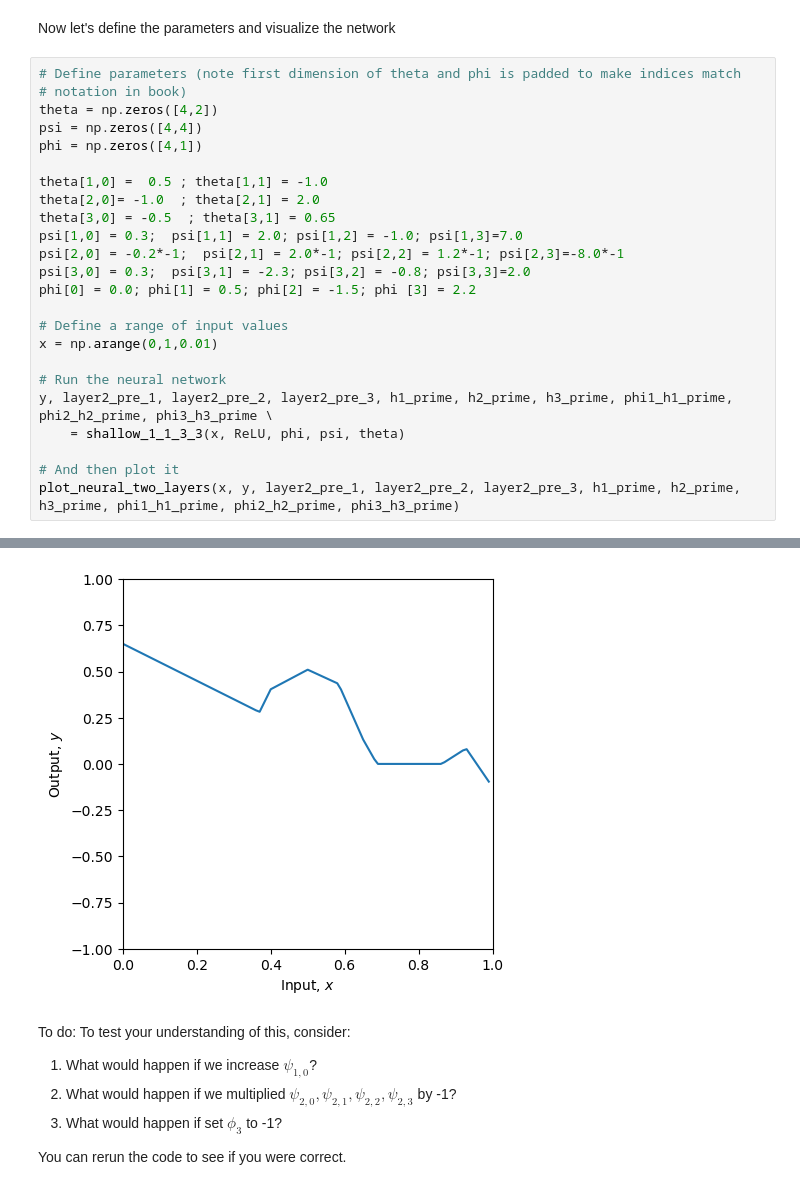
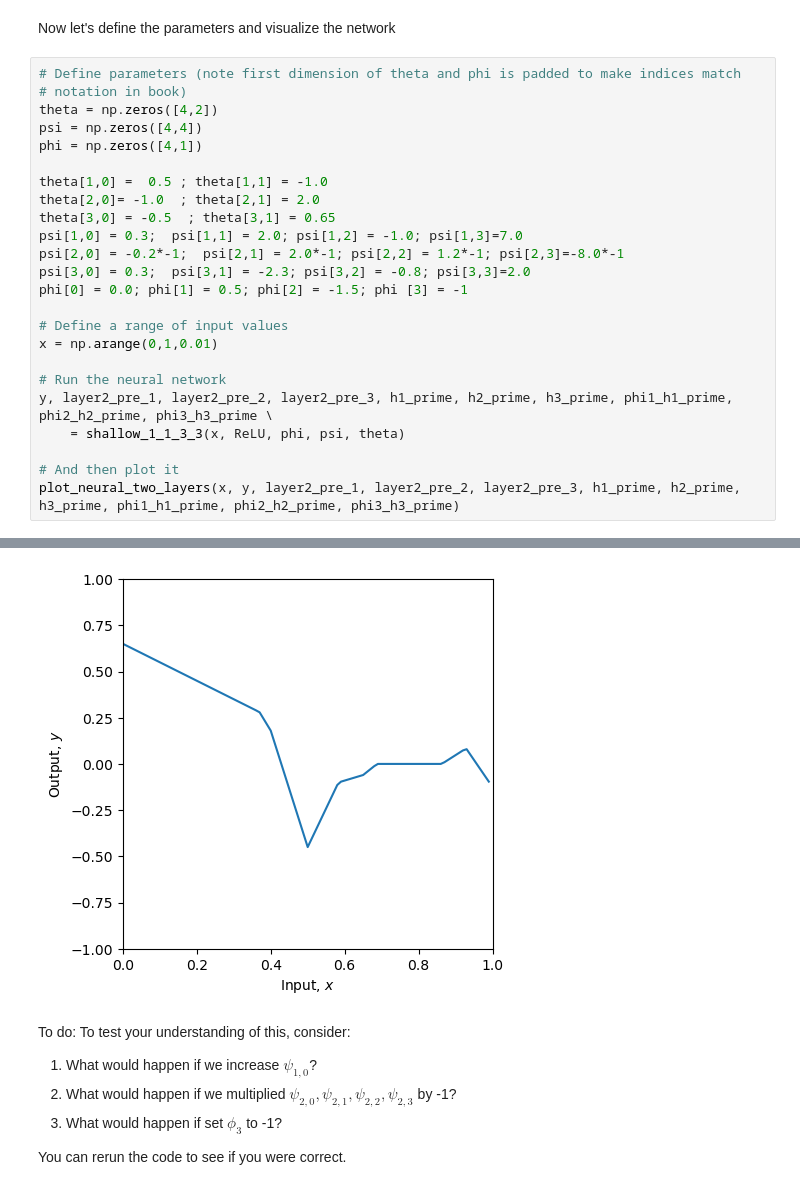
Before and after one commit to urstrulyvishtan/learning_DL, a Jupyter notebook: UDLbook/Chap04/4_2_Clipping_functions.ipynb, the cells around one changed output, grey strips where cells are left out. Cells and saved outputs as stored; diff of their text form.

```diff
--- a/UDLbook/Chap04/4_2_Clipping_functions.ipynb
+++ b/UDLbook/Chap04/4_2_Clipping_functions.ipynb
@@ -103,7 +103,7 @@ theta[3,0] = -0.5  ; theta[3,1] = 0.65
 psi[1,0] = 0.3;  psi[1,1] = 2.0; psi[1,2] = -1.0; psi[1,3]=7.0
 psi[2,0] = -0.2*-1;  psi[2,1] = 2.0*-1; psi[2,2] = 1.2*-1; psi[2,3]=-8.0*-1
 psi[3,0] = 0.3;  psi[3,1] = -2.3; psi[3,2] = -0.8; psi[3,3]=2.0
-phi[0] = 0.0; phi[1] = 0.5; phi[2] = -1.5; phi [3] = 2.2
+phi[0] = 0.0; phi[1] = 0.5; phi[2] = -1.5; phi [3] = -1
 
 # Define a range of input values
 x = np.arange(0,1,0.01)
@@ -119,4 +119,4 @@ plot_neural_two_layers(x, y, layer2_pre_1, layer2_pre_2, layer2_pre_3, h1_prime,
-[figure, old version]
+[figure, new version]
 # %% [markdown]
 To do:  To test your understanding of this, consider:
 
```
Also changed, not shown: parts of 1 cell of this notebook.
